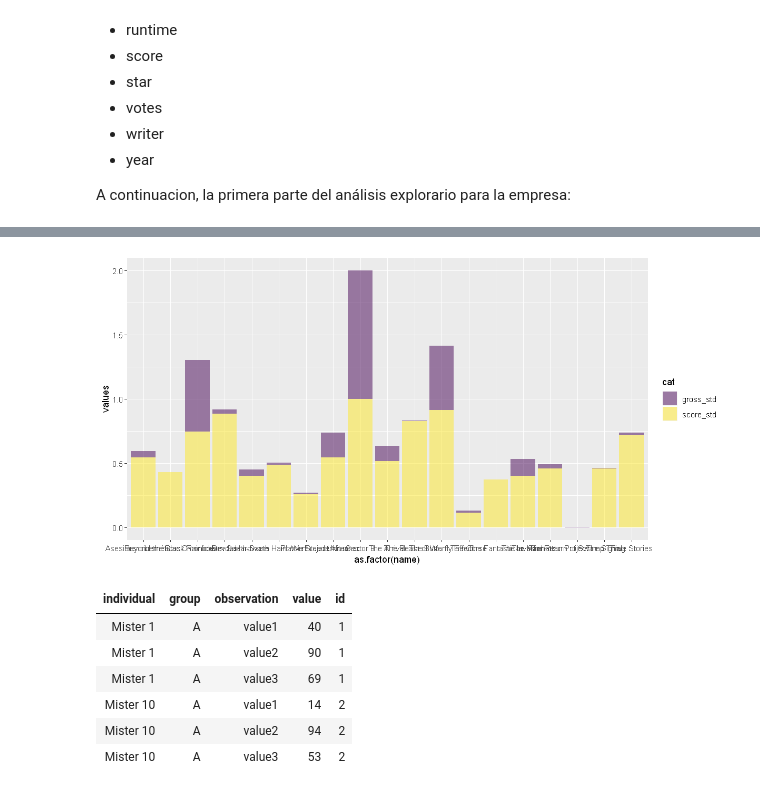
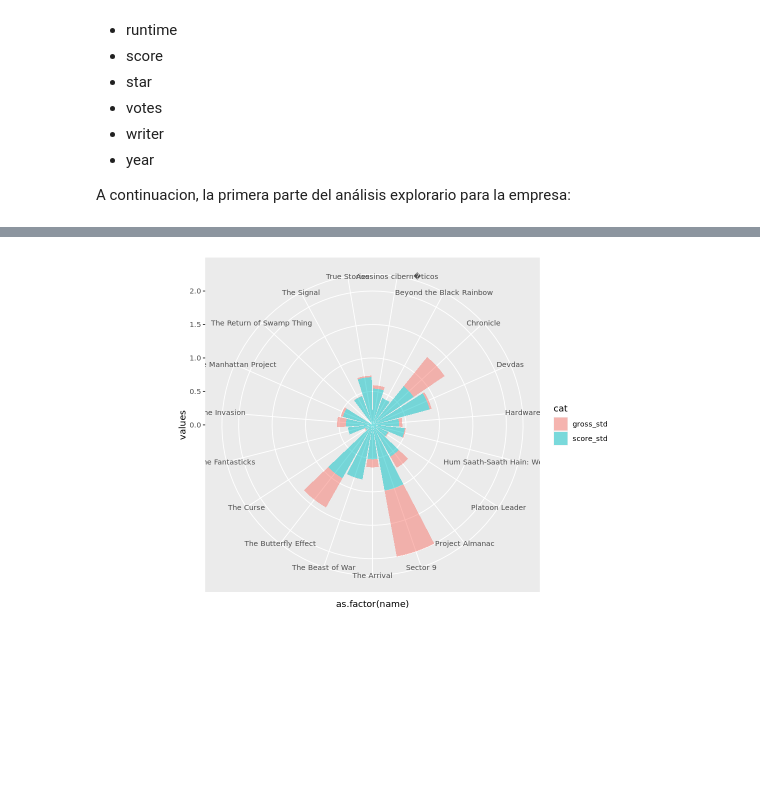
Before and after one commit to prope-2020-gh-classroom/practica-final-por-equipos-verano-2020-itam-LizzyGamboa, a Jupyter notebook: PF_AnalisisExploratorio_P1.ipynb, the cells around one changed output, grey strips where cells are left out. Cells and saved outputs as stored; diff of their text form; code cells hidden in the pictures; blank space fills up the shorter version.

```diff
--- a/PF_AnalisisExploratorio_P1.ipynb
+++ b/PF_AnalisisExploratorio_P1.ipynb
@@ -238,25 +157,26 @@ Warning message:
 # %%
 movies  %>% select(genre, gross, name, score)  %>%
     #filter(genre %in% c("Adventure","Crime","Action","Drama","Comedy"))  %>%
     filter(genre %in% c("War","Musical","Sci-Fi"))  %>%
     mutate(score_std= normalit(score), gross_std = normalit(gross)) %>%
     select(genre,name,  score_std, gross_std)  %>%
     gather(key = "cat", value="values", -c(1,2))  %>% arrange(name)  %>%
 
  ggplot() +
 
 # # #   # Add the stacked bar
      geom_bar(aes(x=as.factor(name), y=values, fill=cat), stat="identity", alpha=0.5) +
-     scale_fill_viridis(discrete=TRUE)
+     #scale_fill_viridis(discrete=TRUE) +
+
+#   ylim(-150,max(label_data$tot, na.rm=T)) +
+#   theme_minimal() +
+#   theme(
+#     legend.position = "none",
+#     axis.text = element_blank(),
+#     axis.title = element_blank(),
+#     panel.grid = element_blank(),
+#     plot.margin = unit(rep(-1,4), "cm")
+#   ) +
+  coord_polar()
 # %% [output]
-[figure, old version]
+[figure, new version]
-# %%
-head(data)
-# %% [output]
-| individual | group | observation | value | id |
-| Mister 1 | A | value1 | 40 | 1 |
-| Mister 1 | A | value2 | 90 | 1 |
-| Mister 1 | A | value3 | 69 | 1 |
-| Mister 10 | A | value1 | 14 | 2 |
-| Mister 10 | A | value2 | 94 | 2 |
-| Mister 10 | A | value3 | 53 | 2 |
```
Also changed, not shown: parts of 22 cells of this notebook.
